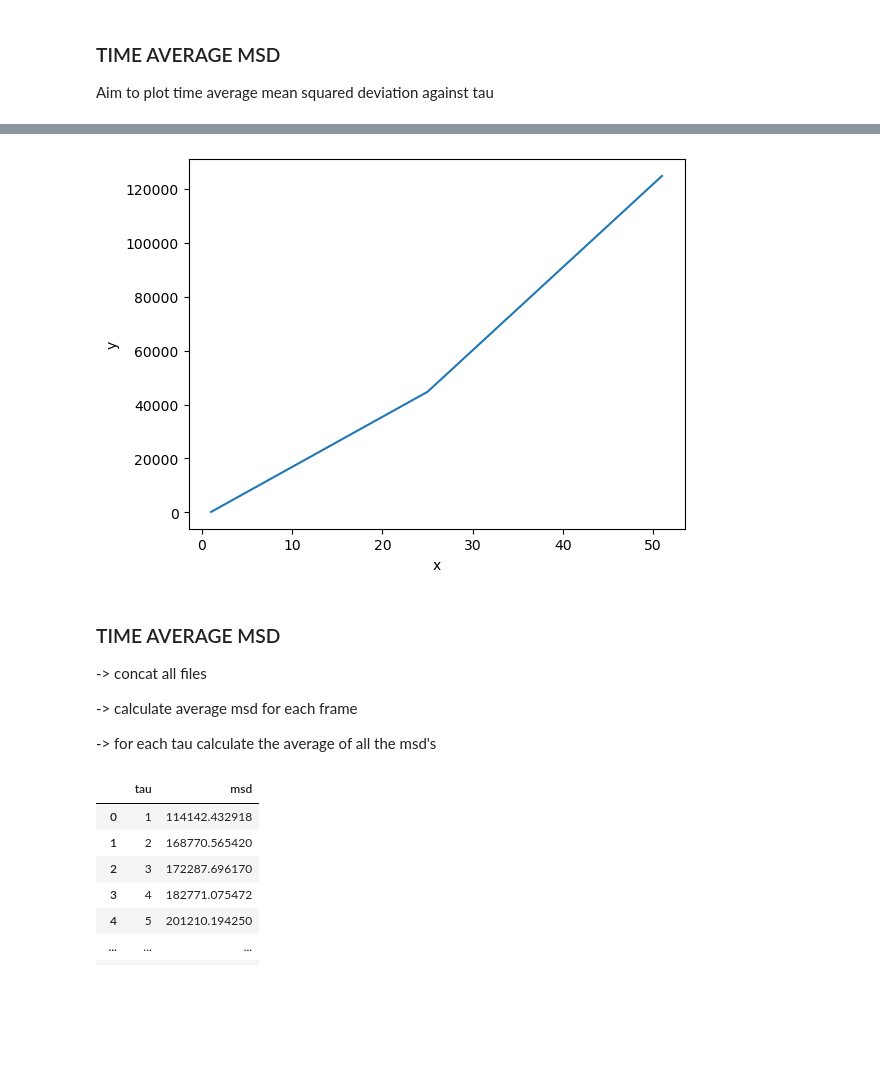
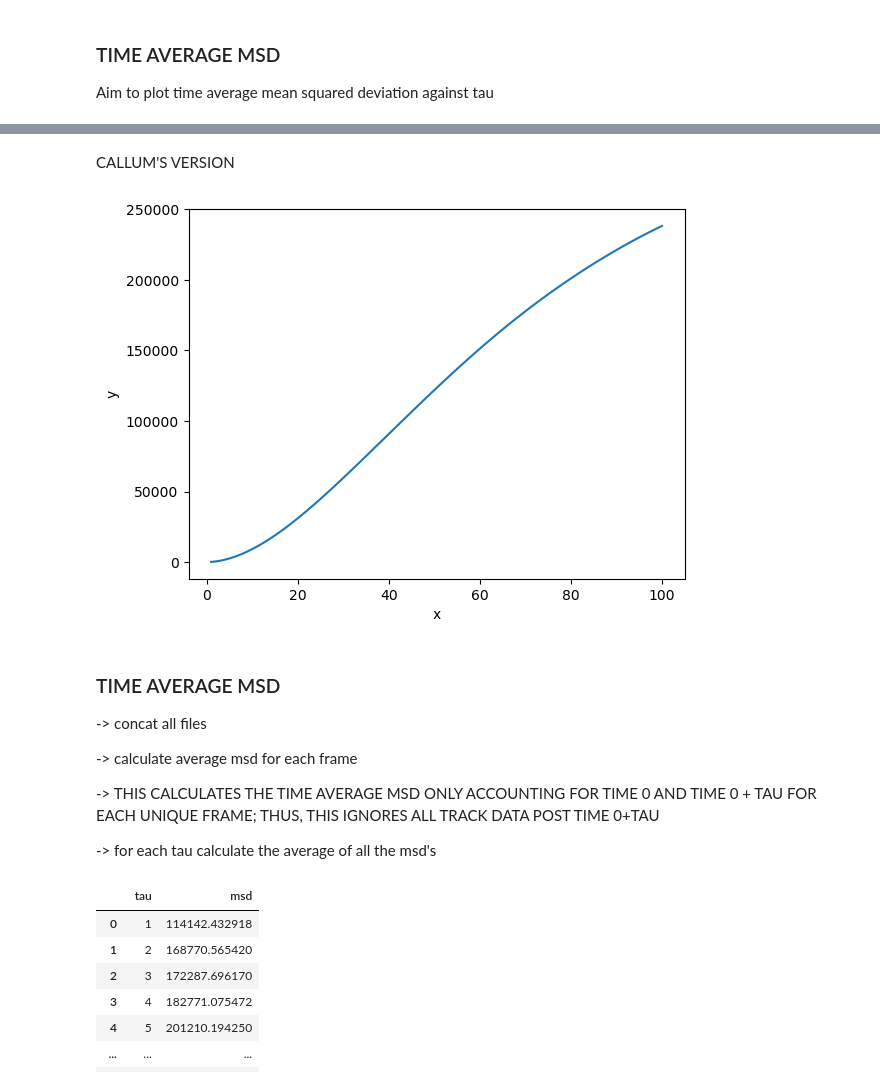
Before and after one commit to lenacochrane/behavioural-analysis, a Jupyter notebook: scripts/attraction-rig/modelling_behaviour/time_average_msd.ipynb, the cells around one changed output, grey strips where cells are left out. Cells and saved outputs as stored; diff of their text form; code cells hidden in the pictures; blank space fills up the shorter version.

Commit message:
data for all frames

```diff
--- a/scripts/attraction-rig/modelling_behaviour/time_average_msd.ipynb
+++ b/scripts/attraction-rig/modelling_behaviour/time_average_msd.ipynb
@@ -166,3 +11,5 @@ food_n1
+# %% [markdown]
+CALLUM'S VERSION
 # %%
 def load_data(dir):
     dfs = []
@@ -179,35 +26,35 @@ def load_data(dir):
 
     return df
 
 def calculate_x2(df, tau):
     # a. append lagged data
     df = df.sort_values(by = ["file", "track_id", "frame"])
     df[["x_body_lagged", "y_body_lagged"]] = df.groupby(["file", "track_id"])["x_body", "y_body"].shift(tau)
 
     # b. calculate msd for each frames
     df["msd"] = (df["x_body"] - df["x_body_lagged"]) ** 2 + (df["y_body"] - df["y_body_lagged"]) ** 2
 
     # c. aggregate to avg by frame
     df = df[df["msd"].notnull()]
     df = df.groupby(["frame"])["msd"].mean()
 
     # d. take avg of avg across frames
     x2 = df.sum() / len(df)
     return x2
 
 def plot_x2s(dir, taus):
     df = load_data(dir)
 
     x2s = []
     for tau in taus:
         x2 = calculate_x2(df, tau)
         x2s.append(x2)
 
     sns.lineplot({"x":taus, "y":x2s}, x = "x", y = "y")
 
-plot_x2s('/Volumes/lab-windingm/home/users/cochral/AttractionRig/modelling-behaviour/extract/N1/FOOD', [1, 25, 51])
+plot_x2s('/Volumes/lab-windingm/home/users/cochral/AttractionRig/modelling-behaviour/extract/N1/FOOD', list(range(1, 101, 1)))
 # %% [output]
-[figure, old version]
+[figure, new version]
 # %% [markdown]
 ### TIME AVERAGE MSD
 
@@ -215,6 +62,9 @@ plot_x2s('/Volumes/lab-windingm/home/users/cochral/AttractionRig/modelling-behav
 
 -> calculate average msd for each frame
 
+
+-> THIS CALCULATES THE TIME AVERAGE MSD ONLY ACCOUNTING FOR TIME 0 AND TIME 0 + TAU FOR EACH UNIQUE FRAME; THUS, THIS IGNORES ALL TRACK DATA POST TIME 0+TAU
+
 -> for each tau calculate the average of all the msd's
 # %%
 # JOIN ALL FILES
```
Also changed, not shown: parts of 17 cells of this notebook.
